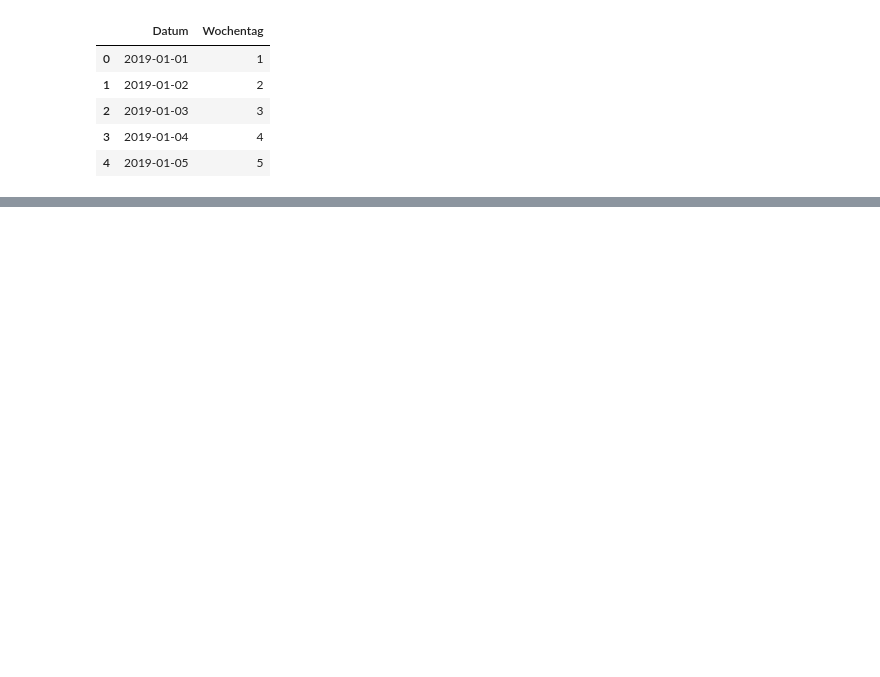
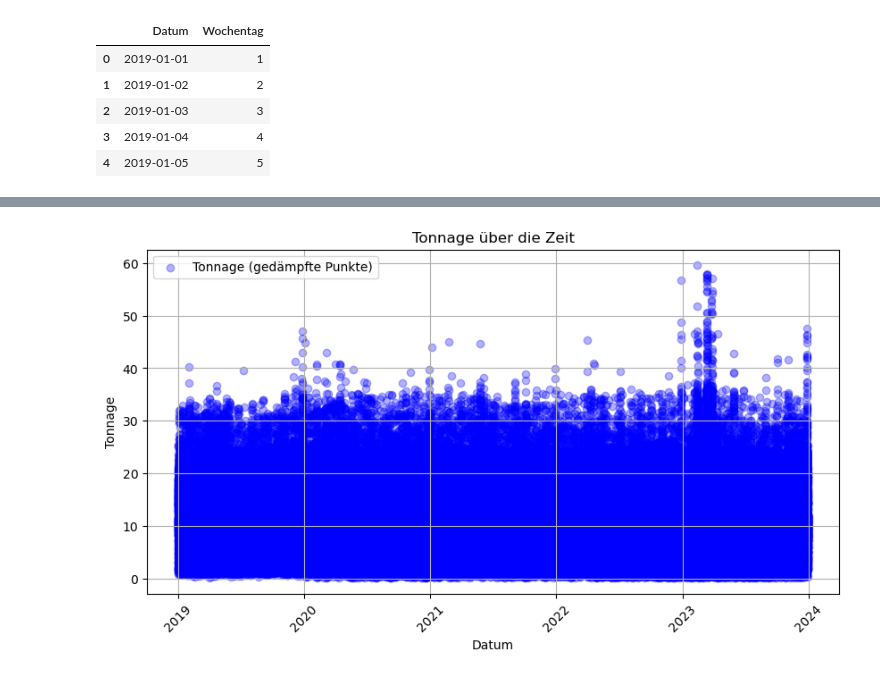
Before and after one commit to s-matthies/ai-waste-analytics, a Jupyter notebook: ProjektAWE.ipynb, the cells around one changed output, grey strips where cells are left out. Cells and saved outputs as stored; diff of their text form; code cells hidden in the pictures; blank space fills up the shorter version.

```diff
--- a/ProjektAWE.ipynb
+++ b/ProjektAWE.ipynb
@@ -156,0 +271,17 @@ df.head()
+# %%
+plt.figure(figsize=(10, 5))
+plt.scatter(df["Datum"], df["Tonnage"], color="b", alpha=0.3, label="Tonnage (gedämpfte Punkte)")
+
+
+# Achsenbeschriftung und Titel
+plt.xlabel("Datum")
+plt.ylabel("Tonnage")
+plt.title("Tonnage über die Zeit")
+plt.xticks(rotation=45)  # Datumswerte lesbar machen
+plt.legend()
+plt.grid()
+
+# Anzeigen
+plt.show()
+# %% [output]
+[figure, added]
```
Also changed, not shown: parts of 25 cells of this notebook.
